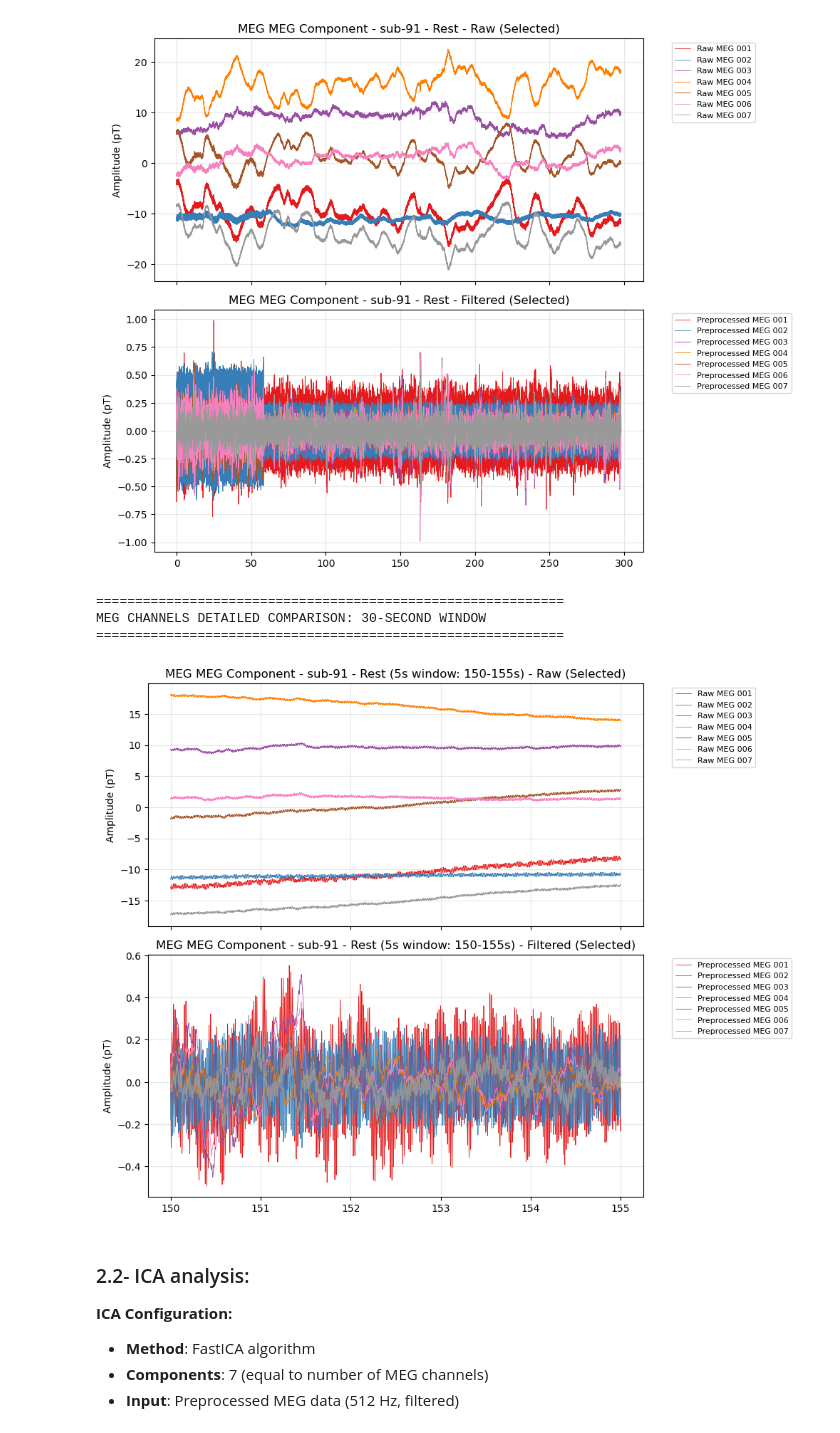
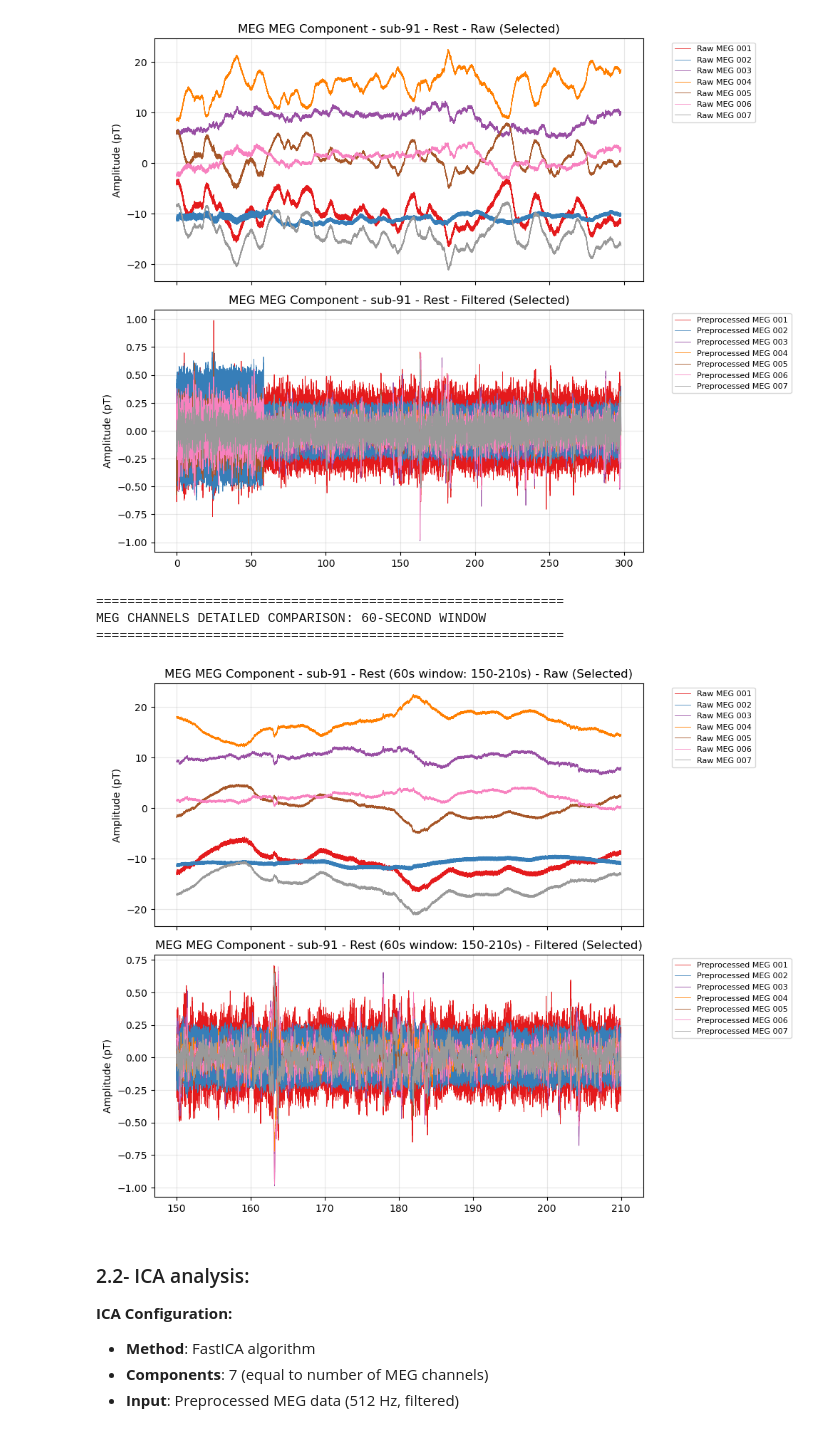
Before and after one commit to jgvhabets/lid_opm, a Jupyter notebook: MEG-EMG-Analysis/Code/notebook/sub-91_preprocessing.ipynb, the cells around one changed output. Saved outputs shown, nothing was run; the diff lists cells and outputs as text; code cells hidden in the pictures.

Commit message:
Fix: I fixed the plot parameters for the raw vs preprocessed signals and for the ICA components

```diff
--- a/MEG-EMG-Analysis/Code/notebook/sub-91_preprocessing.ipynb
+++ b/MEG-EMG-Analysis/Code/notebook/sub-91_preprocessing.ipynb
@@ -304,44 +304,44 @@ MEG CHANNELS COMPARISON: RAW vs PREPROCESSED
 # %%
 
 # Define time window parameters
-WINDOW_DURATION = 5  # seconds
-START_TIME = 150       # start at 150 seconds
+WINDOW_DURATION = 60  # seconds
+START_TIME = 150       # start time
 
 # Create boolean masks for both raw and preprocessed data
 raw_mask = (RAW_TIME >= START_TIME) & (RAW_TIME <= START_TIME + WINDOW_DURATION)
 preprocessed_mask = (PREPROCESSED_TIME >= START_TIME) & (PREPROCESSED_TIME <= START_TIME + WINDOW_DURATION)
 
 # Extract time windows
 raw_time_window = RAW_TIME[raw_mask]
 preprocessed_time_window = PREPROCESSED_TIME[preprocessed_mask]
 
 # Extract channel data for the time window
 raw_meg_channels_window = [channel[raw_mask] for channel in raw_meg_channels]
 preprocessed_meg_channels_window = [channel[preprocessed_mask] for channel in preprocessed_meg_channels]
 
 # ---- VISUALIZE DETAILED COMPARISON (30-SECOND WINDOW) ----
 print("\n" + "="*60)
-print("MEG CHANNELS DETAILED COMPARISON: 30-SECOND WINDOW")
+print(f"MEG CHANNELS DETAILED COMPARISON: {WINDOW_DURATION}-SECOND WINDOW")
 print("="*60)
 
 plot_channels_comparison(
     time_0=raw_time_window,
     time_1=preprocessed_time_window,
     raw_channels=raw_meg_channels_window,
     filtered_channels=preprocessed_meg_channels_window,
     raw_labels=[f"Raw {name}" for name in MEG_CHANNEL_NAMES],
     filtered_labels=[f"Preprocessed {name}" for name in MEG_CHANNEL_NAMES],
     colors=COLORS,
-    rec_label=f"{SUBJECT_ID} - {CONDITION} (5s window: {START_TIME}-{START_TIME + WINDOW_DURATION}s)",
+    rec_label=f"{SUBJECT_ID} - {CONDITION} ({WINDOW_DURATION}s window: {START_TIME}-{START_TIME + WINDOW_DURATION}s)",
     y_label="Amplitude (pT)",
     axis_label="MEG",
     sync_ylim=False
 )
 # %% [output]
 ============================================================
-MEG CHANNELS DETAILED COMPARISON: 30-SECOND WINDOW
+MEG CHANNELS DETAILED COMPARISON: 60-SECOND WINDOW
 ============================================================
-[figure, old version]
+[figure, new version]
 # %% [markdown]
 ### 2.2- ICA analysis:
 
```
Also changed, not shown: parts of 2 cells of this notebook.
